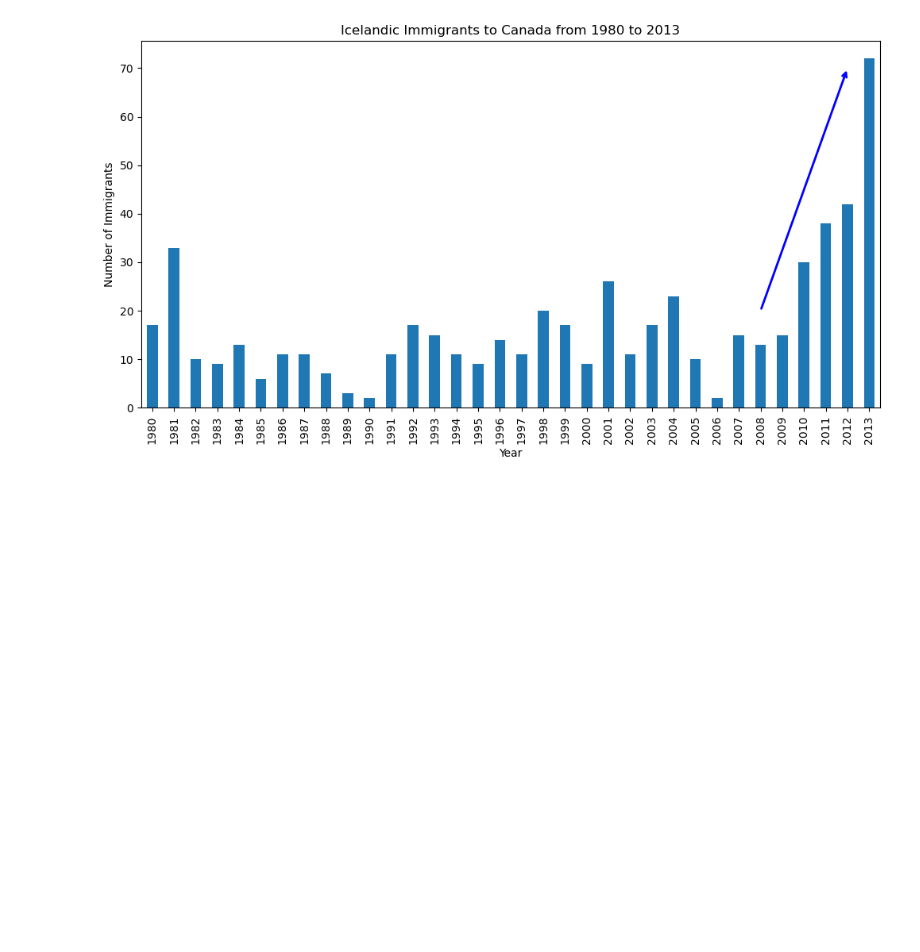
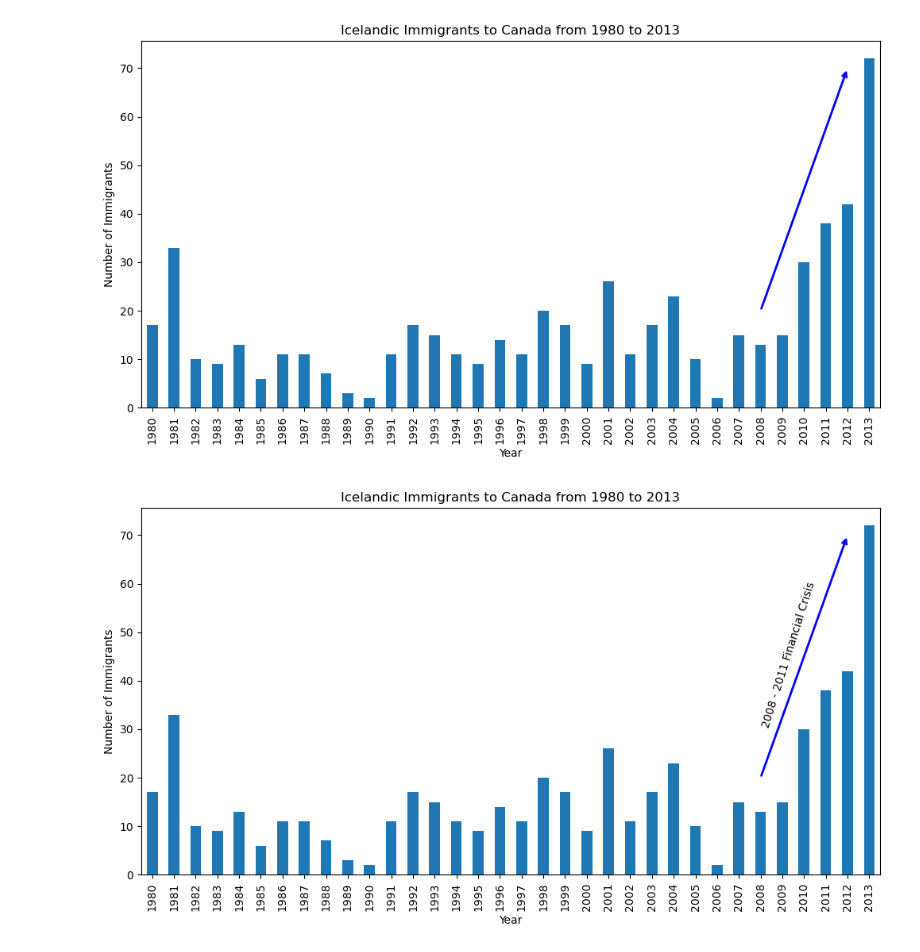
Before and after one commit to CyberWol-12/Data_Visualization_with_Python, a Jupyter notebook: data_visualizataion_with_python/2.matplotlib_lineplot.ipynb, the cells around one changed output. Drawn from its saved outputs; the diff is of its cells as text; code cells hidden in the pictures; blank space fills up the shorter version.

```diff
--- a/data_visualizataion_with_python/2.matplotlib_lineplot.ipynb
+++ b/data_visualizataion_with_python/2.matplotlib_lineplot.ipynb
@@ -350,3 +350,27 @@ plt.annotate("",
 plt.show()
 # %% [output]
 [figure]
+# %%
+df_iceland.plot(kind = 'bar',figsize=(12,6),rot = 90)
+
+plt.xlabel('Year')
+plt.ylabel('Number of Immigrants')
+plt.title('Icelandic Immigrants to Canada from 1980 to 2013')
+
+#annotate arrrow
+plt.annotate("",
+             xy = (32,70),
+             xytext=(28,20),
+             xycoords= 'data',
+             arrowprops=dict(arrowstyle  = '->',connectionstyle = 'arc3',color = 'blue',lw = 2)
+             )
+#annotate text
+plt.annotate('2008 - 2011 Financial Crisis',
+             xy=(28,30),
+             rotation = 72.5,
+             va = 'bottom',
+             ha = 'left',
+             )
+plt.show()
+# %% [output]
+[figure, added]
```
